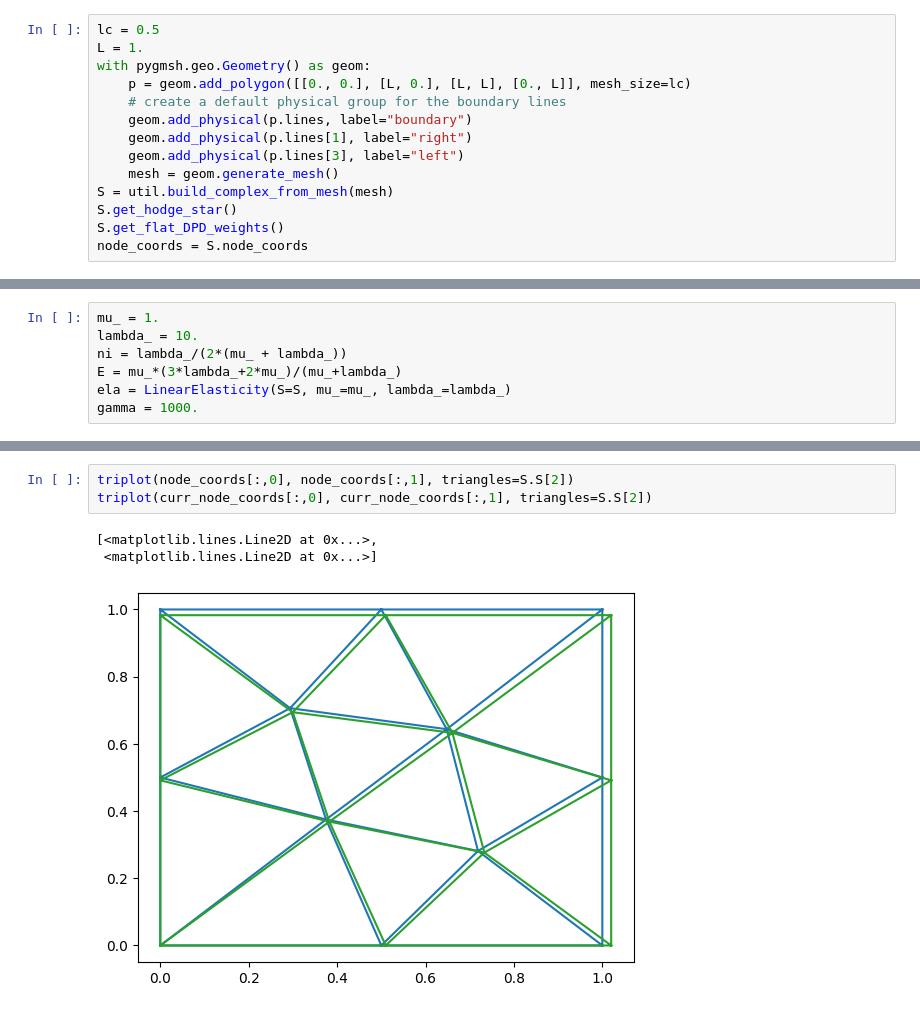
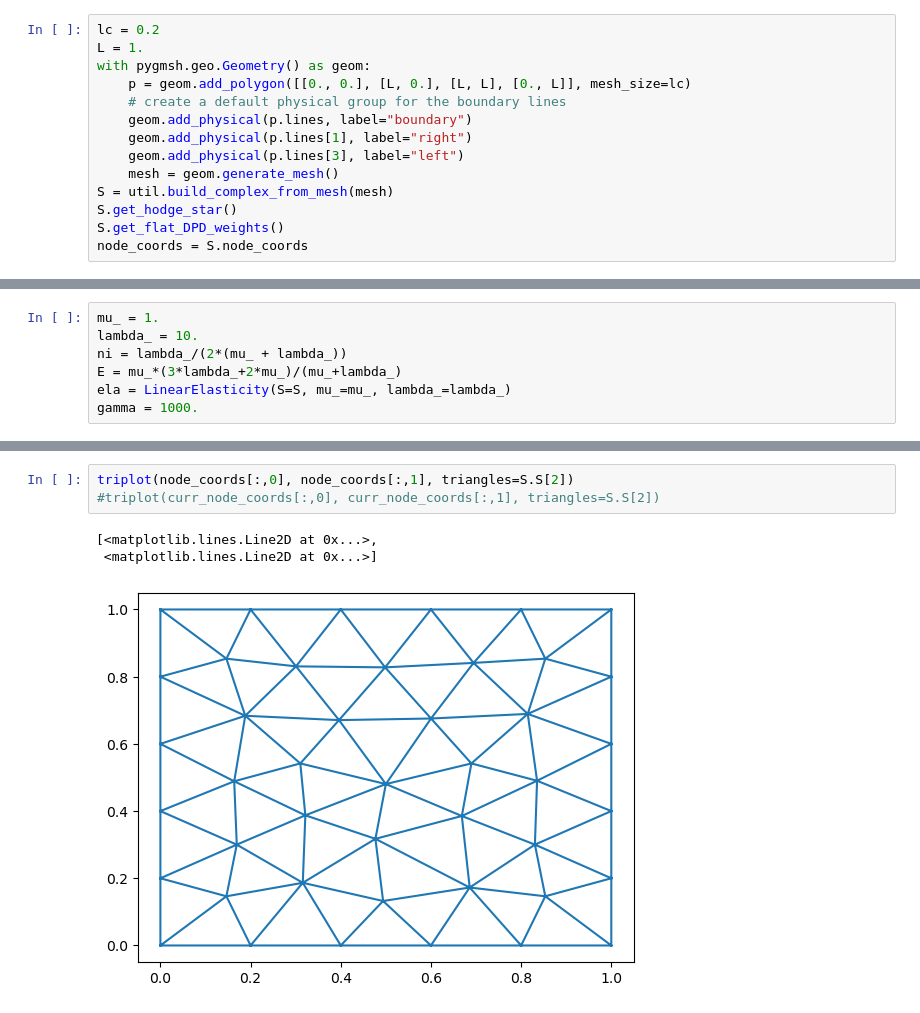
Before and after one commit to cpml-au/dctkit, a Jupyter notebook: examples/linear_elasticity.ipynb, the cells around one changed output, grey strips where cells are left out. Cells and saved outputs as stored; diff of their text form.

```diff
--- a/examples/linear_elasticity.ipynb
+++ b/examples/linear_elasticity.ipynb
@@ -14,7 +14,7 @@ from matplotlib.pyplot import triplot
 # %%
 dt.config()
 # %%
-lc = 0.5
+lc = 0.2
 L = 1.
 with pygmsh.geo.Geometry() as geom:
     p = geom.add_polygon([[0., 0.], [L, 0.], [L, L], [0., L]], mesh_size=lc)
@@ -148,10 +115,10 @@ print(exact_strain)
 # %%
 triplot(node_coords[:,0], node_coords[:,1], triangles=S.S[2])
-triplot(curr_node_coords[:,0], curr_node_coords[:,1], triangles=S.S[2])
+#triplot(curr_node_coords[:,0], curr_node_coords[:,1], triangles=S.S[2])
 # %% [output]
 [<matplotlib.lines.Line2D at 0x...>,
  <matplotlib.lines.Line2D at 0x...>]
-[figure, old version]
+[figure, new version]
 # %%
 true_curr_node_coords = S.node_coords.copy()
 true_curr_node_coords[:, 0] *= 1 + applied_strain
```
Also changed, not shown: parts of 6 cells of this notebook, 4 other files.
